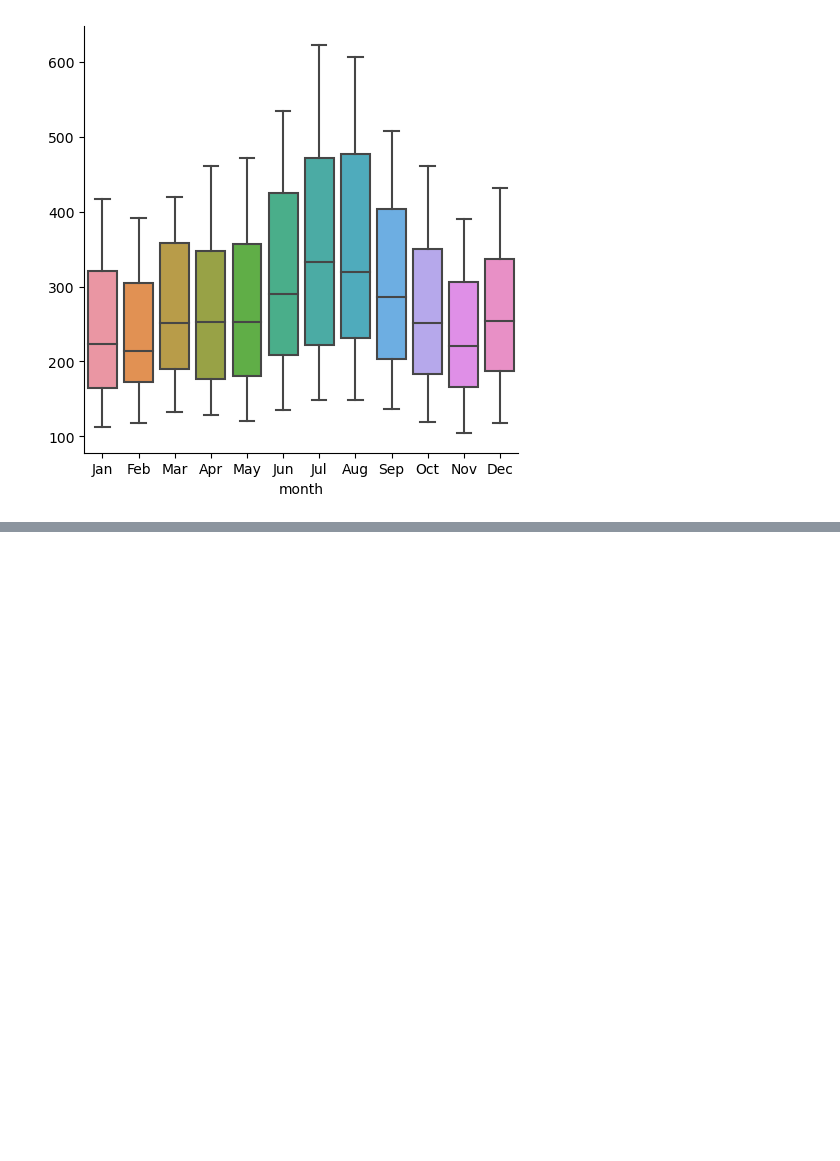
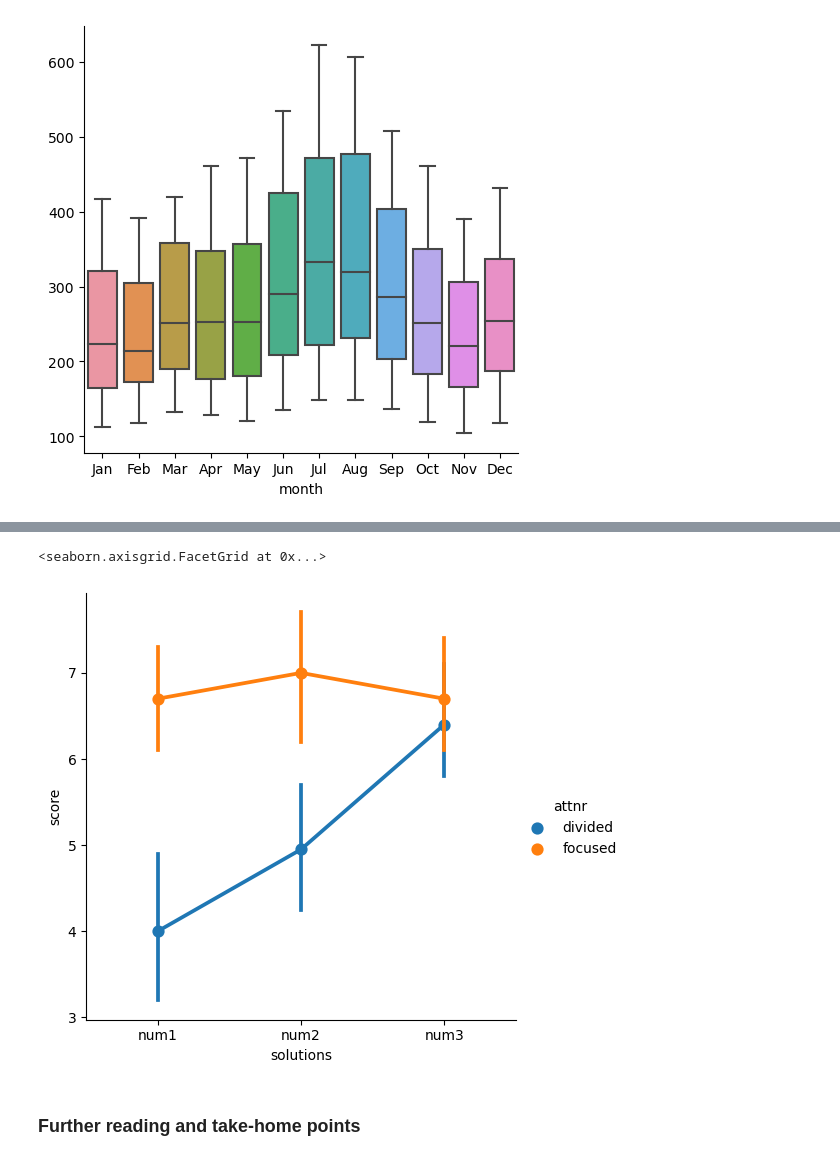
Before and after one commit to Choseyeonshay/seaborntutorial, a Jupyter notebook: 6. Data structures accepted by seaborn.ipynb, the cells around one changed output, grey strips where cells are left out. Drawn from its saved outputs; the diff is of its cells as text; code cells hidden in the pictures; blank space fills up the shorter version.

```diff
--- a/6. Data structures accepted by seaborn.ipynb
+++ b/6. Data structures accepted by seaborn.ipynb
@@ -143,0 +150,3 @@ pandas를 사용하여 와이드 폼 데이터를 표현할 때는 변수가 몇
+# %%
+anagrams = sns.load_dataset("anagrams")
+anagrams
@@ -143,0 +175,5 @@ pandas를 사용하여 와이드 폼 데이터를 표현할 때는 변수가 몇
+# %%
+anagrams_long = anagrams.melt(id_vars=["subidr", "attnr"],
+                              var_name="solutions",
+                              value_name="score")
+anagrams_long.head()
@@ -143,0 +187,8 @@ pandas를 사용하여 와이드 폼 데이터를 표현할 때는 변수가 몇
+# %%
+sns.catplot(data=anagrams_long, x="solutions", y="score",
+            hue="attnr", kind="point")
+# %% [output]
+<seaborn.axisgrid.FacetGrid at 0x...>
+[figure, added]
+# %% [markdown]
+### Further reading and take-home points
```
Also changed, not shown: parts of 27 cells of this notebook.
